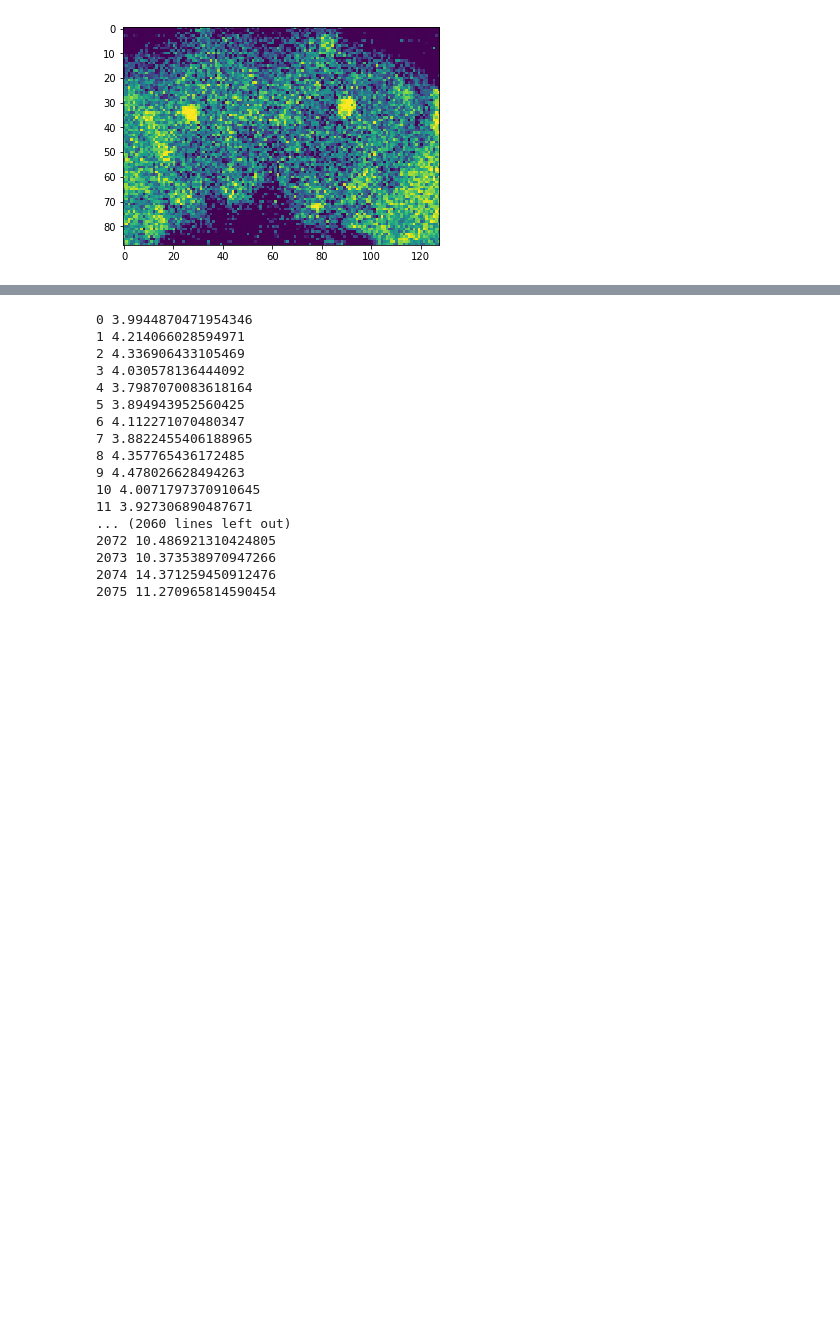
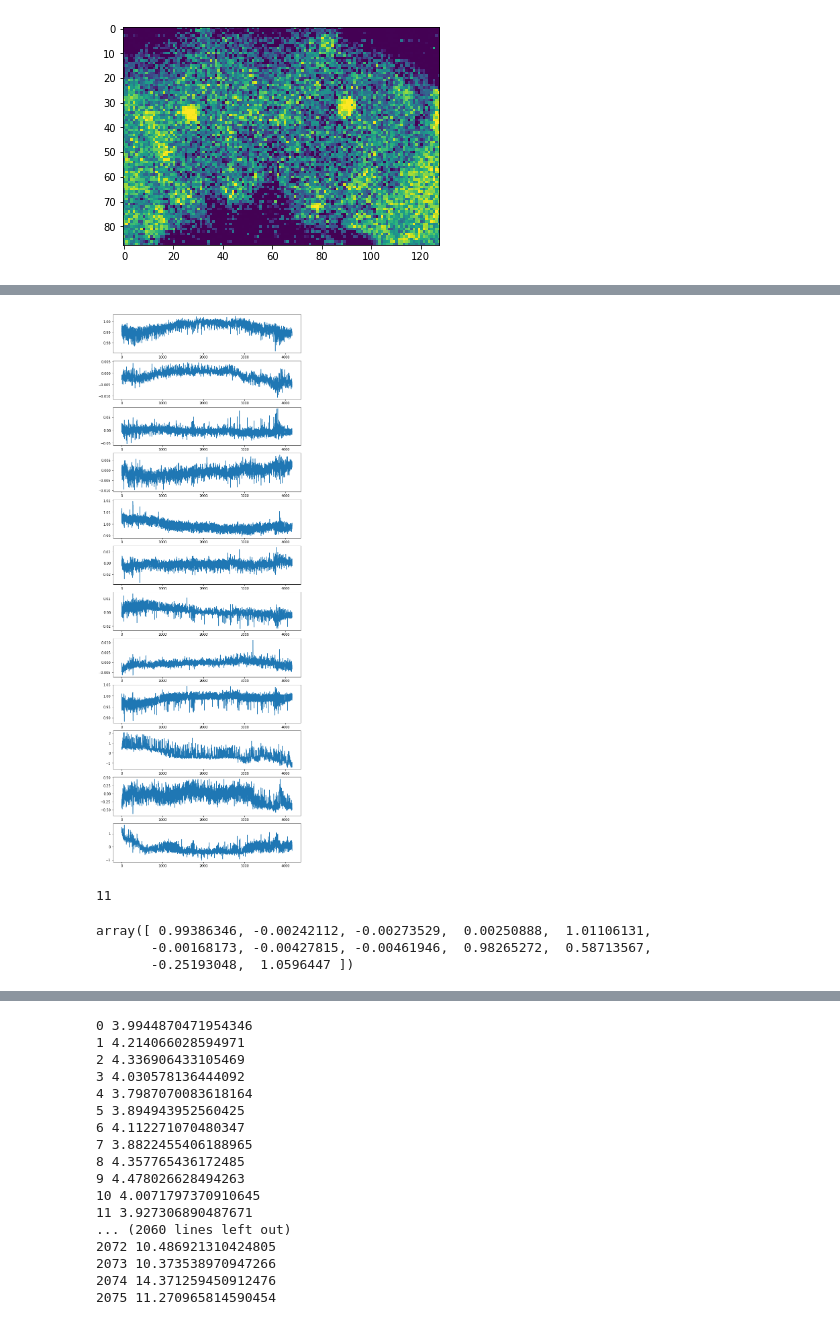
Before and after one commit to bellabrez/bigbadbrain, a Jupyter notebook: Motion Correction.ipynb, the cells around one changed output, grey strips where cells are left out. Cells and saved outputs as stored; diff of their text form; code cells hidden in the pictures; blank space fills up the shorter version.

```diff
--- a/Motion Correction.ipynb
+++ b/Motion Correction.ipynb
@@ -160,0 +361,36 @@ for j, brain in enumerate(brains):
+# %%
+plt.figure(figsize=(10,30))
+for i in range(len(transform_matrix2[0,:])):
+    plt.subplot(12,1,i+1)
+    plt.plot(transform_matrix2[:,i])
+# %% [output]
+[figure, added]
+# %%
+"ITK:"
+"""""""
+1) The Affine transform in 3D is composed by a 3x3 matrix
+    and a 3 dimensional vector.
+
+    The matrix represents rotations, scaling and shearing
+    while the vector represents translations.
+
+    The 12 parameters returned by the affine transform in 3D
+    are the 9 (=3x3) matrix coefficients  plus the 3 vector
+    components. They are ordered as:
+
+               0   1   2
+    Matrix  =  3   4   5
+               6   7   8
+
+                9
+    Vector  =  10
+               11
+""""""
+# %% [output]
+11
+# %%
+test[0]
+# %% [output]
+array([ 0.99386346, -0.00242112, -0.00273529,  0.00250888,  1.01106131,
+       -0.00168173, -0.00427815, -0.00461946,  0.98265272,  0.58713567,
+       -0.25193048,  1.0596447 ])
```
Also changed, not shown: parts of 30 cells of this notebook, 1 other file.
